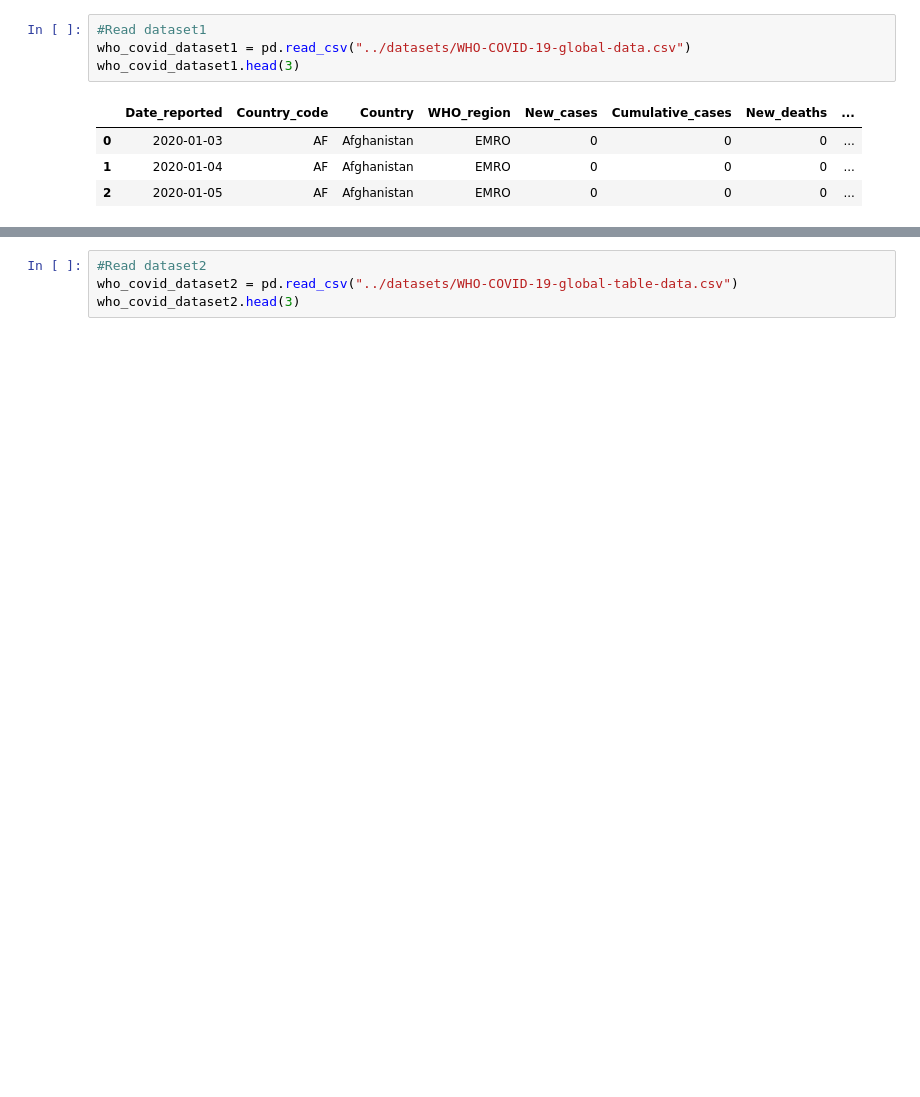
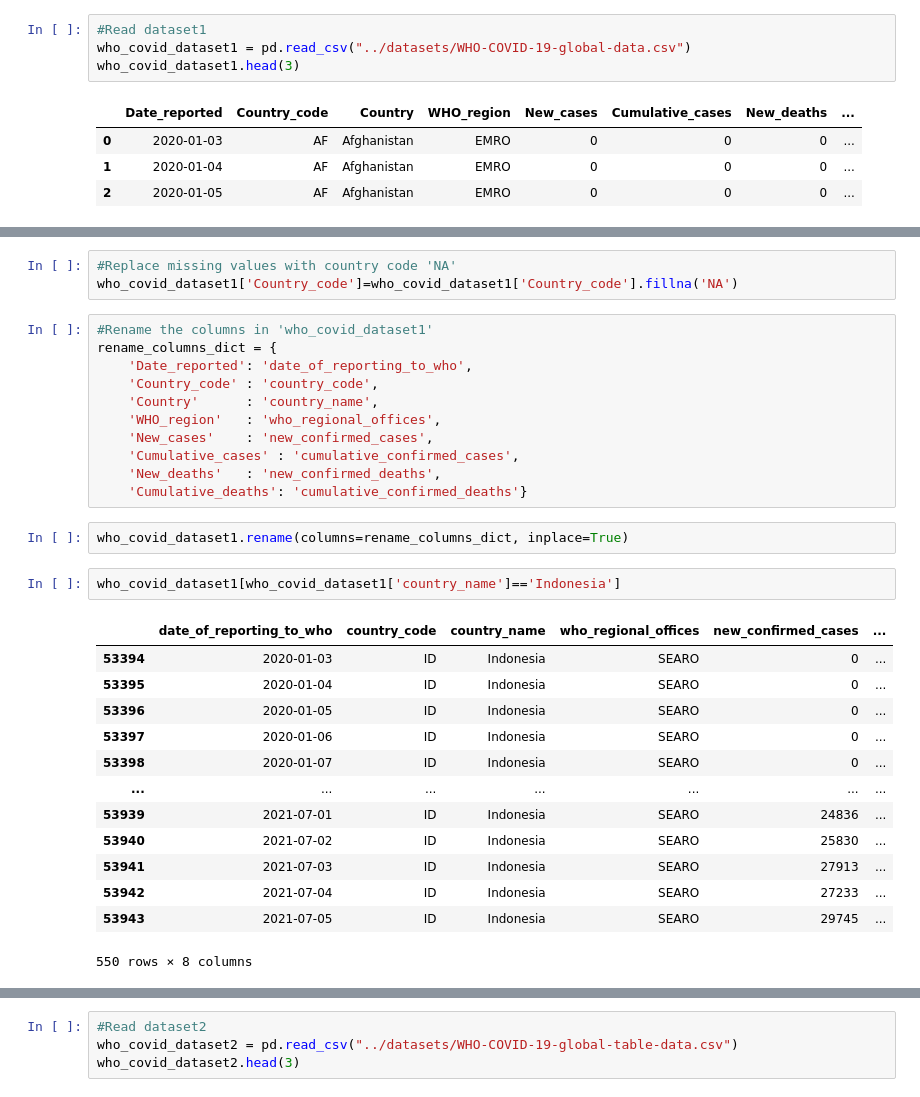
Before and after one commit to Axirts/team_dolphin_grey, a Jupyter notebook: code/data_cleaning.ipynb, the cells around one changed output, grey strips where cells are left out. Cells and saved outputs as stored; diff of their text form; blank space fills up the shorter version.

```diff
--- a/code/data_cleaning.ipynb
+++ b/code/data_cleaning.ipynb
@@ -14,0 +51,32 @@ who_covid_dataset1.head(3)
+# %%
+#Replace missing values with country code 'NA'
+who_covid_dataset1['Country_code']=who_covid_dataset1['Country_code'].fillna('NA')
+# %%
+#Rename the columns in 'who_covid_dataset1'
+rename_columns_dict = {
+    'Date_reported': 'date_of_reporting_to_who',
+    'Country_code' : 'country_code',
+    'Country'      : 'country_name',
+    'WHO_region'   : 'who_regional_offices',
+    'New_cases'    : 'new_confirmed_cases',
+    'Cumulative_cases' : 'cumulative_confirmed_cases',
+    'New_deaths'   : 'new_confirmed_deaths',
+    'Cumulative_deaths': 'cumulative_confirmed_deaths'}
+# %%
+who_covid_dataset1.rename(columns=rename_columns_dict, inplace=True)
+# %%
+who_covid_dataset1[who_covid_dataset1['country_name']=='Indonesia']
+# %% [output]
+|  | date_of_reporting_to_who | country_code | country_name | who_regional_offices | new_confirmed_cases | ... |
+| 53394 | 2020-01-03 | ID | Indonesia | SEARO | 0 | ... |
+| 53395 | 2020-01-04 | ID | Indonesia | SEARO | 0 | ... |
+| 53396 | 2020-01-05 | ID | Indonesia | SEARO | 0 | ... |
+| 53397 | 2020-01-06 | ID | Indonesia | SEARO | 0 | ... |
+| 53398 | 2020-01-07 | ID | Indonesia | SEARO | 0 | ... |
+| ... | ... | ... | ... | ... | ... | ... |
+| 53939 | 2021-07-01 | ID | Indonesia | SEARO | 24836 | ... |
+| 53940 | 2021-07-02 | ID | Indonesia | SEARO | 25830 | ... |
+| 53941 | 2021-07-03 | ID | Indonesia | SEARO | 27913 | ... |
+| 53942 | 2021-07-04 | ID | Indonesia | SEARO | 27233 | ... |
+| 53943 | 2021-07-05 | ID | Indonesia | SEARO | 29745 | ... |
+550 rows × 8 columns
```
Also changed, not shown: parts of 23 cells of this notebook.
